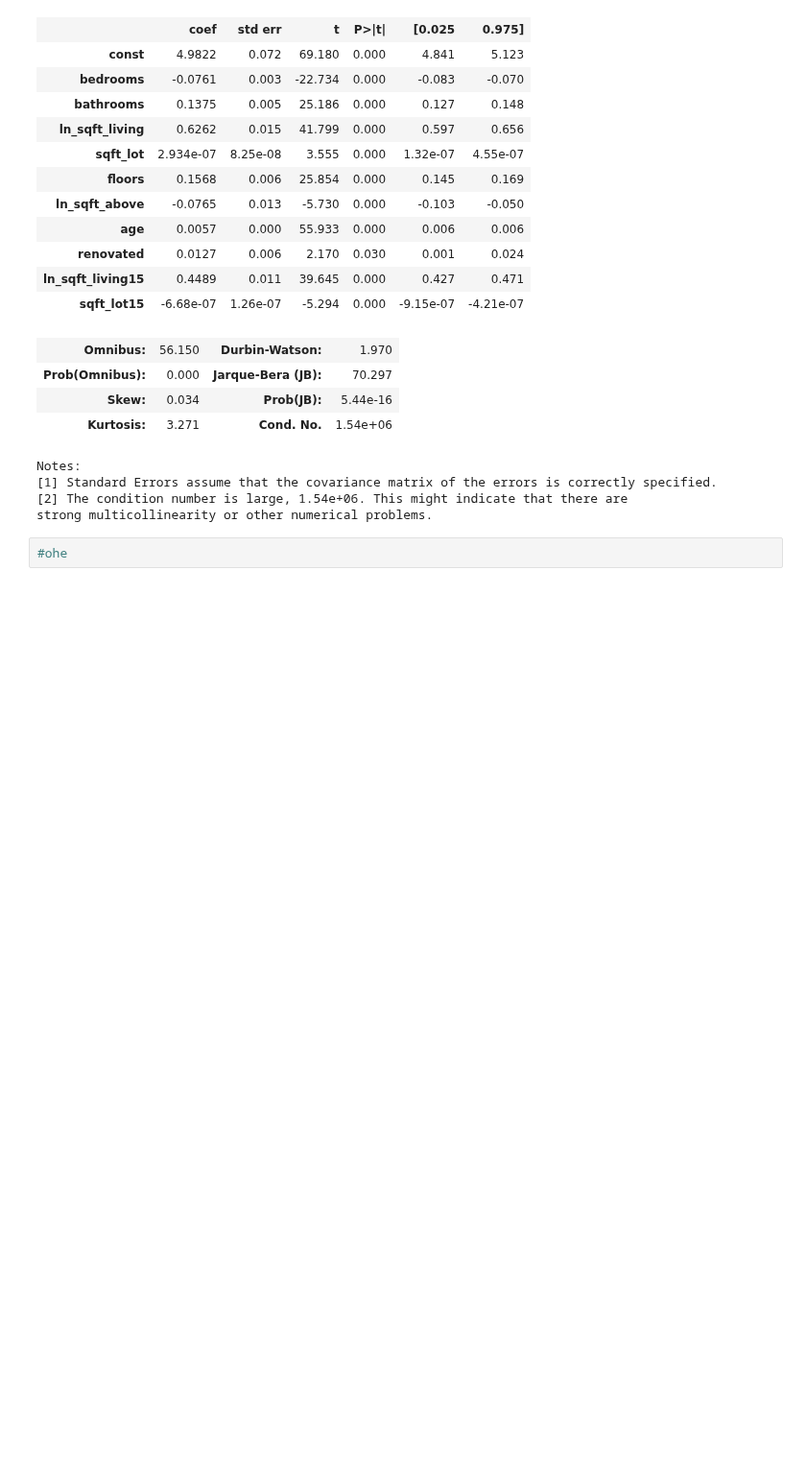
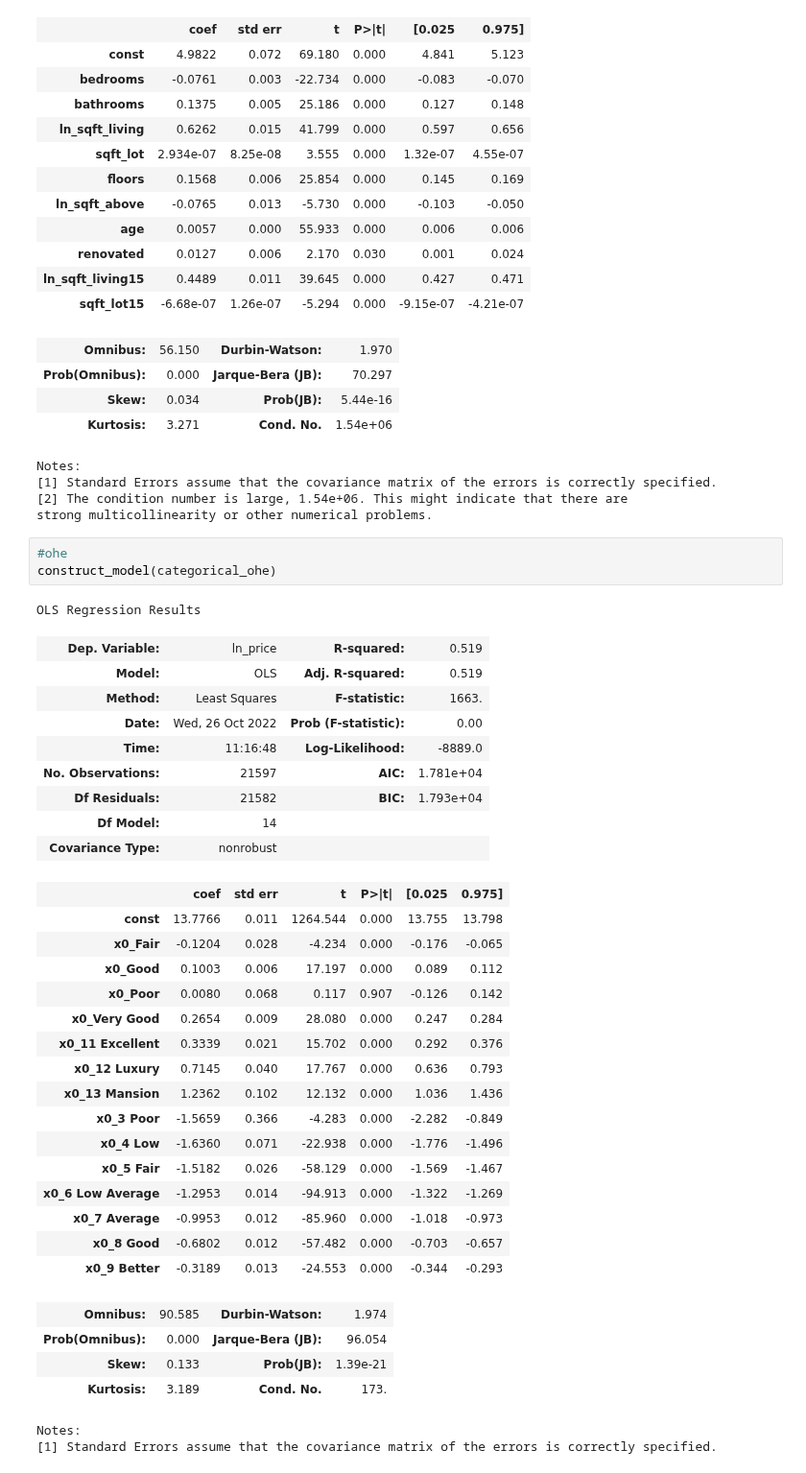
Before and after one commit to dermothethird/King_County_Housing_Project, a Jupyter notebook: Final Model Construction.ipynb, the cells around one changed output. Shown at 96% size. Drawn from its saved outputs; the diff is of its cells as text; blank space fills up the shorter version.

Commit message:
added fINAL MODEL nb

```diff
--- a/Final Model Construction.ipynb
+++ b/Final Model Construction.ipynb
@@ -251,5 +251,39 @@ Notes:
 strong multicollinearity or other numerical problems.
 # %%
 #ohe
+construct_model(categorical_ohe)
+# %% [output]
+OLS Regression Results
+| Dep. Variable: | ln_price | R-squared: | 0.519 |
+| Model: | OLS | Adj. R-squared: | 0.519 |
+| Method: | Least Squares | F-statistic: | 1663. |
+| Date: | Wed, 26 Oct 2022 | Prob (F-statistic): | 0.00 |
+| Time: | 11:16:48 | Log-Likelihood: | -8889.0 |
+| No. Observations: | 21597 | AIC: | 1.781e+04 |
+| Df Residuals: | 21582 | BIC: | 1.793e+04 |
+| Df Model: | 14 |  |  |
+| Covariance Type: | nonrobust |  |  |
+|  | coef | std err | t | P>|t| | [0.025 | 0.975] |
+| const | 13.7766 | 0.011 | 1264.544 | 0.000 | 13.755 | 13.798 |
+| x0_Fair | -0.1204 | 0.028 | -4.234 | 0.000 | -0.176 | -0.065 |
+| x0_Good | 0.1003 | 0.006 | 17.197 | 0.000 | 0.089 | 0.112 |
+| x0_Poor | 0.0080 | 0.068 | 0.117 | 0.907 | -0.126 | 0.142 |
+| x0_Very Good | 0.2654 | 0.009 | 28.080 | 0.000 | 0.247 | 0.284 |
+| x0_11 Excellent | 0.3339 | 0.021 | 15.702 | 0.000 | 0.292 | 0.376 |
+| x0_12 Luxury | 0.7145 | 0.040 | 17.767 | 0.000 | 0.636 | 0.793 |
+| x0_13 Mansion | 1.2362 | 0.102 | 12.132 | 0.000 | 1.036 | 1.436 |
+| x0_3 Poor | -1.5659 | 0.366 | -4.283 | 0.000 | -2.282 | -0.849 |
+| x0_4 Low | -1.6360 | 0.071 | -22.938 | 0.000 | -1.776 | -1.496 |
+| x0_5 Fair | -1.5182 | 0.026 | -58.129 | 0.000 | -1.569 | -1.467 |
+| x0_6 Low Average | -1.2953 | 0.014 | -94.913 | 0.000 | -1.322 | -1.269 |
+| x0_7 Average | -0.9953 | 0.012 | -85.960 | 0.000 | -1.018 | -0.973 |
+| x0_8 Good | -0.6802 | 0.012 | -57.482 | 0.000 | -0.703 | -0.657 |
+| x0_9 Better | -0.3189 | 0.013 | -24.553 | 0.000 | -0.344 | -0.293 |
+| Omnibus: | 90.585 | Durbin-Watson: | 1.974 |
+| Prob(Omnibus): | 0.000 | Jarque-Bera (JB): | 96.054 |
+| Skew: | 0.133 | Prob(JB): | 1.39e-21 |
+| Kurtosis: | 3.189 | Cond. No. | 173. |
+Notes:
+[1] Standard Errors assume that the covariance matrix of the errors is correctly specified.
 # %%
 #ordinal
```
Also changed, not shown: parts of 8 cells of this notebook, 1 other file.
